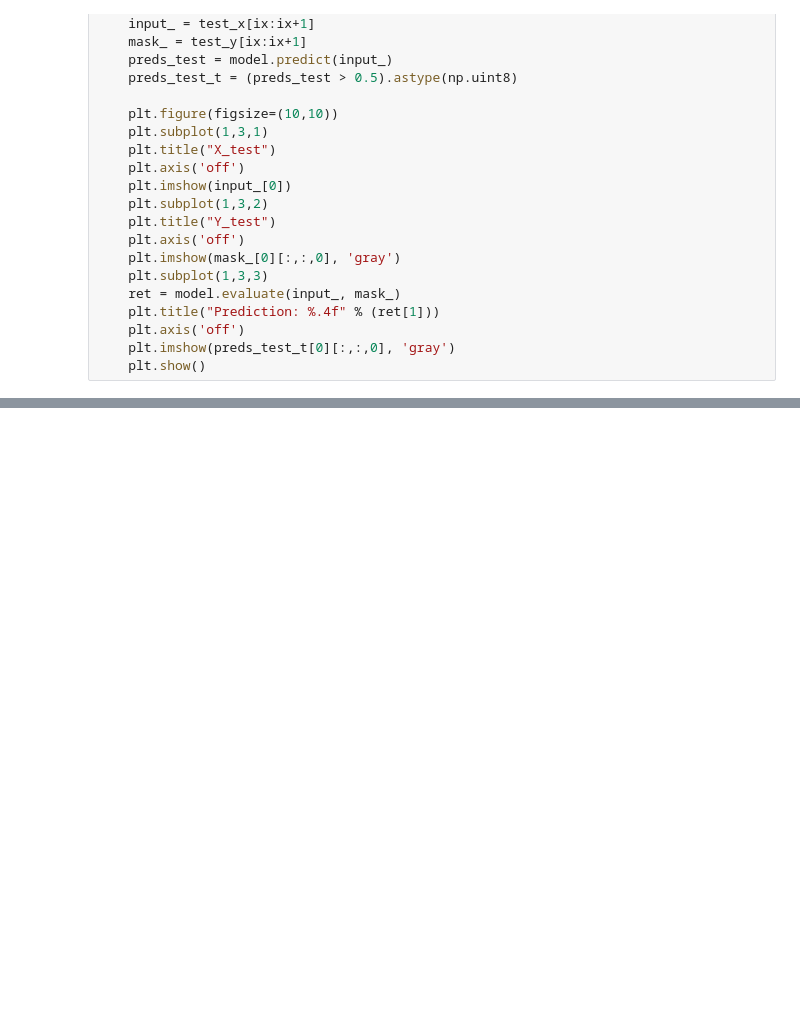
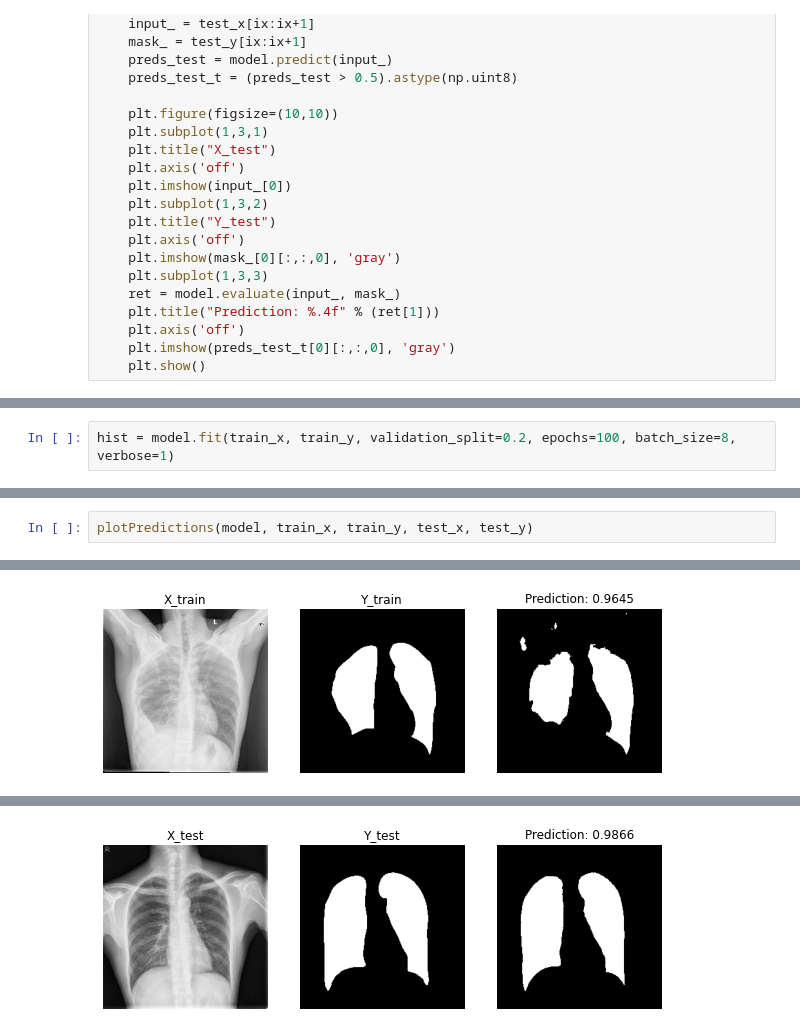
Before and after one commit to dhrim/cau_2021, a Jupyter notebook: material/deep_learning/mnet_segementation.ipynb, the cells around one changed output, grey strips where cells are left out. Drawn from its saved outputs; the diff is of its cells as text; blank space fills up the shorter version.

```diff
--- a/material/deep_learning/mnet_segementation.ipynb
+++ b/material/deep_learning/mnet_segementation.ipynb
@@ -523,0 +526,2 @@ plotPredictions(model, train_x, train_y, test_x, test_y)
+# %%
+hist = model.fit(train_x, train_y, validation_split=0.2, epochs=100, batch_size=8, verbose=1)
@@ -523,0 +546,3 @@ plotPredictions(model, train_x, train_y, test_x, test_y)
+# %%
+plotPredictions(model, train_x, train_y, test_x, test_y)
+# %% [output]
@@ -523,0 +550 @@ plotPredictions(model, train_x, train_y, test_x, test_y)
+[figure, added]
@@ -523,0 +552 @@ plotPredictions(model, train_x, train_y, test_x, test_y)
+[figure, added]
```
Also changed, not shown: parts of 10 cells of this notebook, 25 other files.
